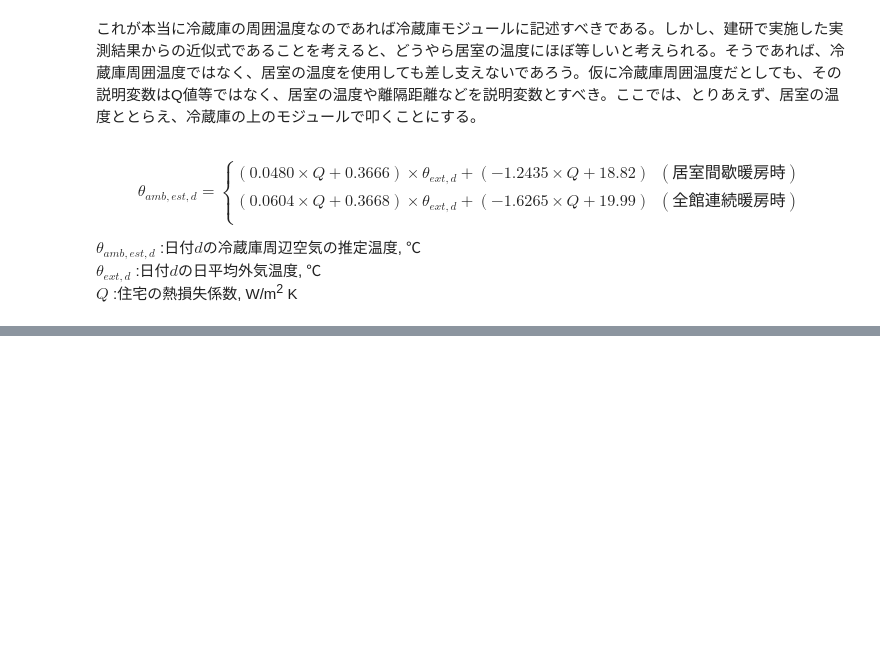
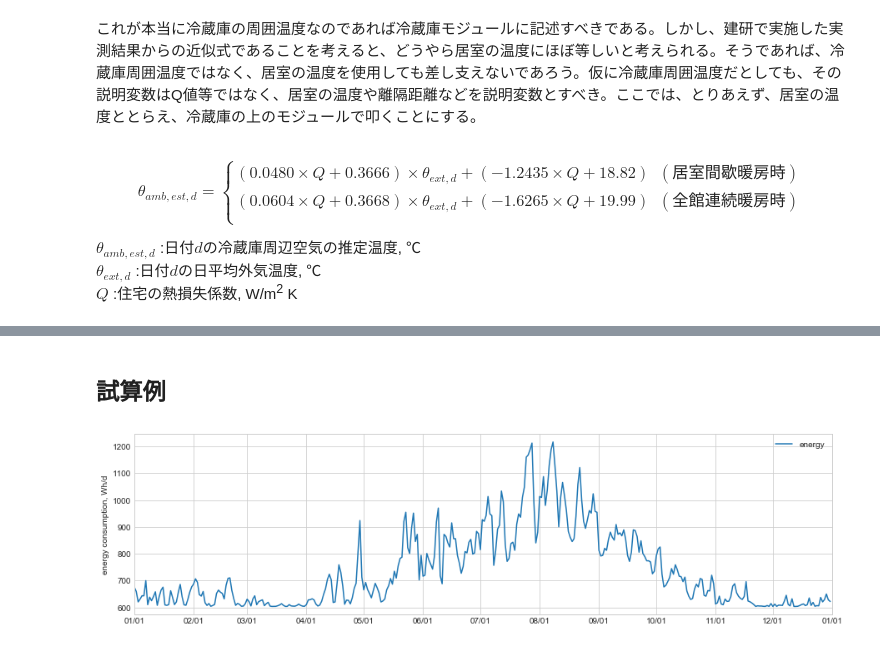
Before and after one commit to jjj-design/jjj_logic, a Jupyter notebook: s10_home_electric_appliance.ipynb, the cells around one changed output, grey strips where cells are left out. Drawn from its saved outputs; the diff is of its cells as text; code cells hidden in the pictures; blank space fills up the shorter version.

```diff
--- a/s10_home_electric_appliance.ipynb
+++ b/s10_home_electric_appliance.ipynb
@@ -306,0 +338,14 @@ plt.show()
+# %% [markdown]
+## 試算例
+# %%
+theta_ex_d = import_theta_ex_d()
+theta_amb_est_d = get_theta_amb_est_d(theta_ex_d, 2.0, False)
+
+y = get_e_elec_refrigerator(6.0, 60, theta_amb_est_d)
+
+plt.show()
+draw_graph('energy consumption, Wh/d', [
+    (y, 'energy'),
+], op='itg', display_date='year')
+# %% [output]
+[figure, added]
```
Also changed, not shown: parts of 6 cells of this notebook, 1 other file.
